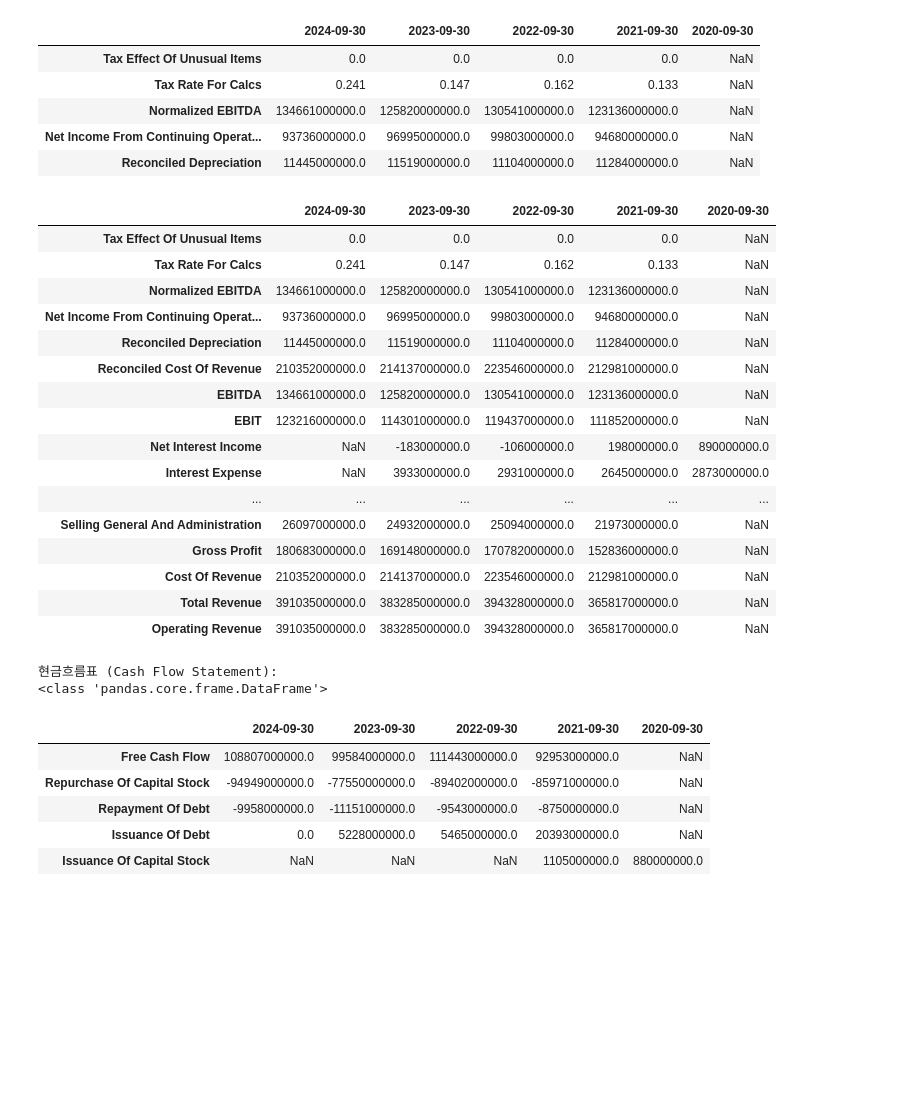
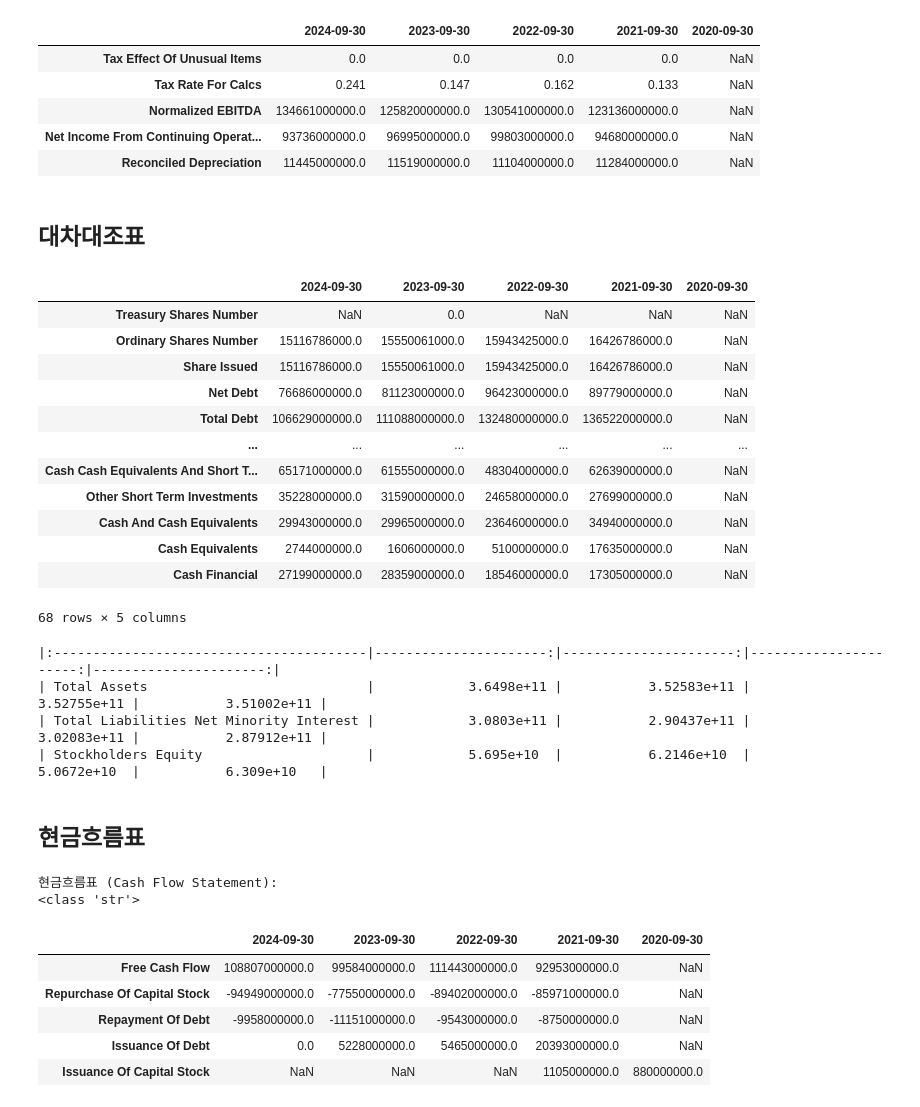
Before and after one commit to Louis-Jaehyeon/langchain_pjt, a Jupyter notebook: prepare/02. 데이터수집.ipynb, the cells around one changed output. Drawn from its saved outputs; the diff is of its cells as text; code cells hidden in the pictures; blank space fills up the shorter version.

```diff
--- a/prepare/02. 데이터수집.ipynb
+++ b/prepare/02. 데이터수집.ipynb
@@ -4,11 +4,11 @@
 import yfinance as yf
 
 # 1. 애플(AAPL)의 주식 티커 데이터 가져오기 (JSON 형태)
-ticker = 'AAPL'
-stock = yf.Ticker(ticker)
+symbol = 'AAPL'
+ticker = yf.Ticker(symbol)
 
-stock_info = stock.info
-stock_info
+ticker_info = ticker.info
+ticker_info
 # %% [output]
 {'address1': 'One Apple Park Way',
  'city': 'Cupertino',
@@ -217,35 +261,52 @@ income_statement.head() # 손익 계산서와 관련된 상위 5개 행 출력
 | Normalized EBITDA | 134661000000.0 | 125820000000.0 | 130541000000.0 | 123136000000.0 | NaN |
 | Net Income From Continuing Operat... | 93736000000.0 | 96995000000.0 | 99803000000.0 | 94680000000.0 | NaN |
 | Reconciled Depreciation | 11445000000.0 | 11519000000.0 | 11104000000.0 | 11284000000.0 | NaN |
-# %%
-income_statement
-# %% [output]
-|  | 2024-09-30 | 2023-09-30 | 2022-09-30 | 2021-09-30 | 2020-09-30 |
-| Tax Effect Of Unusual Items | 0.0 | 0.0 | 0.0 | 0.0 | NaN |
-| Tax Rate For Calcs | 0.241 | 0.147 | 0.162 | 0.133 | NaN |
-| Normalized EBITDA | 134661000000.0 | 125820000000.0 | 130541000000.0 | 123136000000.0 | NaN |
-| Net Income From Continuing Operat... | 93736000000.0 | 96995000000.0 | 99803000000.0 | 94680000000.0 | NaN |
-| Reconciled Depreciation | 11445000000.0 | 11519000000.0 | 11104000000.0 | 11284000000.0 | NaN |
-| Reconciled Cost Of Revenue | 210352000000.0 | 214137000000.0 | 223546000000.0 | 212981000000.0 | NaN |
-| EBITDA | 134661000000.0 | 125820000000.0 | 130541000000.0 | 123136000000.0 | NaN |
-| EBIT | 123216000000.0 | 114301000000.0 | 119437000000.0 | 111852000000.0 | NaN |
-| Net Interest Income | NaN | -183000000.0 | -106000000.0 | 198000000.0 | 890000000.0 |
-| Interest Expense | NaN | 3933000000.0 | 2931000000.0 | 2645000000.0 | 2873000000.0 |
-| ... | ... | ... | ... | ... | ... |
-| Selling General And Administration | 26097000000.0 | 24932000000.0 | 25094000000.0 | 21973000000.0 | NaN |
-| Gross Profit | 180683000000.0 | 169148000000.0 | 170782000000.0 | 152836000000.0 | NaN |
-| Cost Of Revenue | 210352000000.0 | 214137000000.0 | 223546000000.0 | 212981000000.0 | NaN |
-| Total Revenue | 391035000000.0 | 383285000000.0 | 394328000000.0 | 365817000000.0 | NaN |
-| Operating Revenue | 391035000000.0 | 383285000000.0 | 394328000000.0 | 365817000000.0 | NaN |
+# %% [markdown]
+## 대차대조표
+# %%
+ticker.balance_sheet
+# %% [output]
+|  | 2024-09-30 | 2023-09-30 | 2022-09-30 | 2021-09-30 | 2020-09-30 |
+| Treasury Shares Number | NaN | 0.0 | NaN | NaN | NaN |
+| Ordinary Shares Number | 15116786000.0 | 15550061000.0 | 15943425000.0 | 16426786000.0 | NaN |
+| Share Issued | 15116786000.0 | 15550061000.0 | 15943425000.0 | 16426786000.0 | NaN |
+| Net Debt | 76686000000.0 | 81123000000.0 | 96423000000.0 | 89779000000.0 | NaN |
+| Total Debt | 106629000000.0 | 111088000000.0 | 132480000000.0 | 136522000000.0 | NaN |
+| ... | ... | ... | ... | ... | ... |
+| Cash Cash Equivalents And Short T... | 65171000000.0 | 61555000000.0 | 48304000000.0 | 62639000000.0 | NaN |
+| Other Short Term Investments | 35228000000.0 | 31590000000.0 | 24658000000.0 | 27699000000.0 | NaN |
+| Cash And Cash Equivalents | 29943000000.0 | 29965000000.0 | 23646000000.0 | 34940000000.0 | NaN |
+| Cash Equivalents | 2744000000.0 | 1606000000.0 | 5100000000.0 | 17635000000.0 | NaN |
+| Cash Financial | 27199000000.0 | 28359000000.0 | 18546000000.0 | 17305000000.0 | NaN |
+68 rows × 5 columns
+# %%
+# 끝에 () 안붙이는 이유 -> Data Frame의 속성값이 들어가있음?
+# 마크다운으로 넘겨주는 이유 : 웹에 Html처럼 표기하기 위해서 진행함
+balance_sheet = ticker.balance_sheet.loc[[
+    'Total Assets',
+    'Total Liabilities Net Minority Interest',
+    'Stockholders Equity']].iloc[:, :4].to_markdown()
+
+print(balance_sheet)
+# %% [output]
+|:----------------------------------------|----------------------:|----------------------:|----------------------:|----------------------:|
+| Total Assets                            |            3.6498e+11 |           3.52583e+11 |           3.52755e+11 |           3.51002e+11 |
+| Total Liabilities Net Minority Interest |            3.0803e+11 |           2.90437e+11 |           3.02083e+11 |           2.87912e+11 |
+| Stockholders Equity                     |            5.695e+10  |           6.2146e+10  |           5.0672e+10  |           6.309e+10   |
+# %% [markdown]
+## 현금흐름표
 # %%
 # 현금흐름표 (Cash Flow Statement)
-cash_flow = stock.cashflow
+cash_flow = ticker.cashflow.loc[['Operating Cash Flow',
+                                'Investing Cash Flow',
+                                'Financing Cash Flow']].iloc[:, :4].to_markdown()
+
 print("\n현금흐름표 (Cash Flow Statement):")
 # print(cash_flow)
 print(type(cash_flow))
 # %% [output]
 현금흐름표 (Cash Flow Statement):
-<class 'pandas.core.frame.DataFrame'>
+<class 'str'>
 # %%
 cash_flow.head()
 # %% [output]
```
Also changed, not shown: parts of 12 cells of this notebook, 5 other files.
